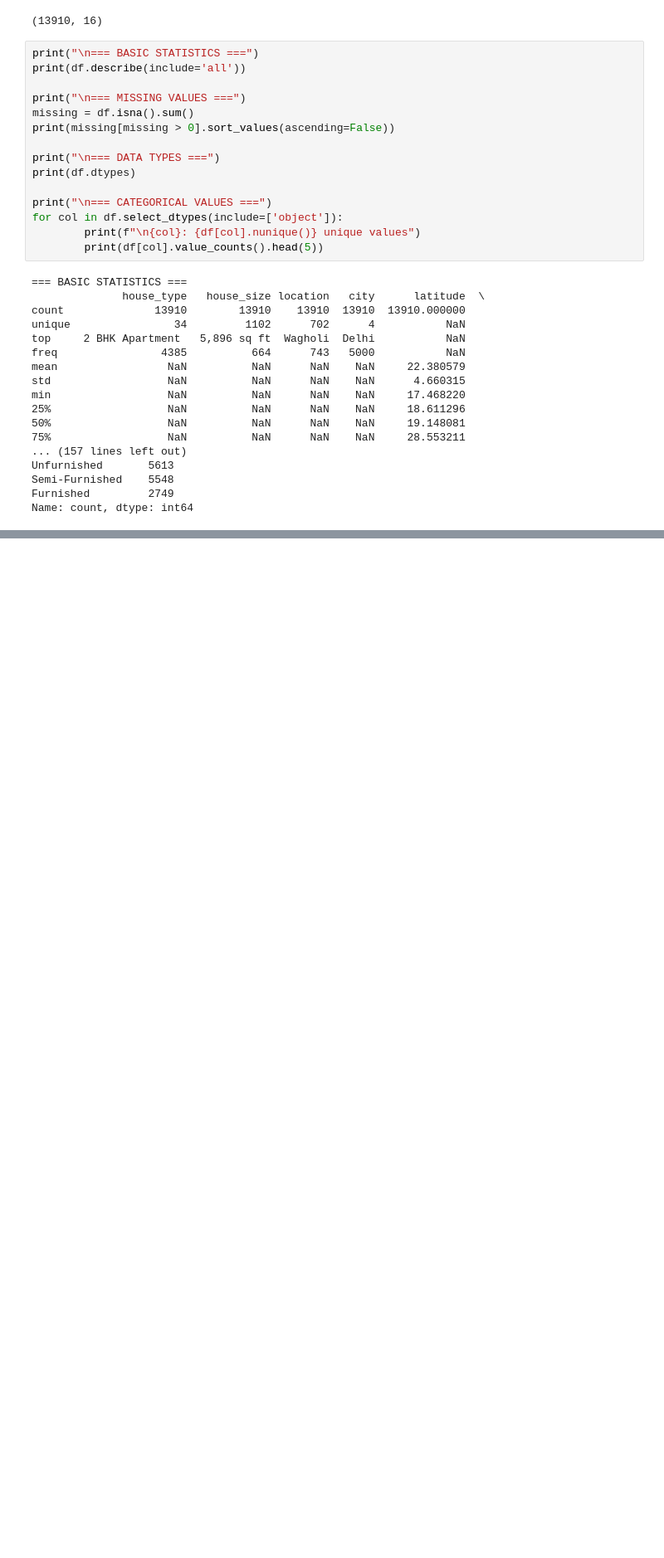
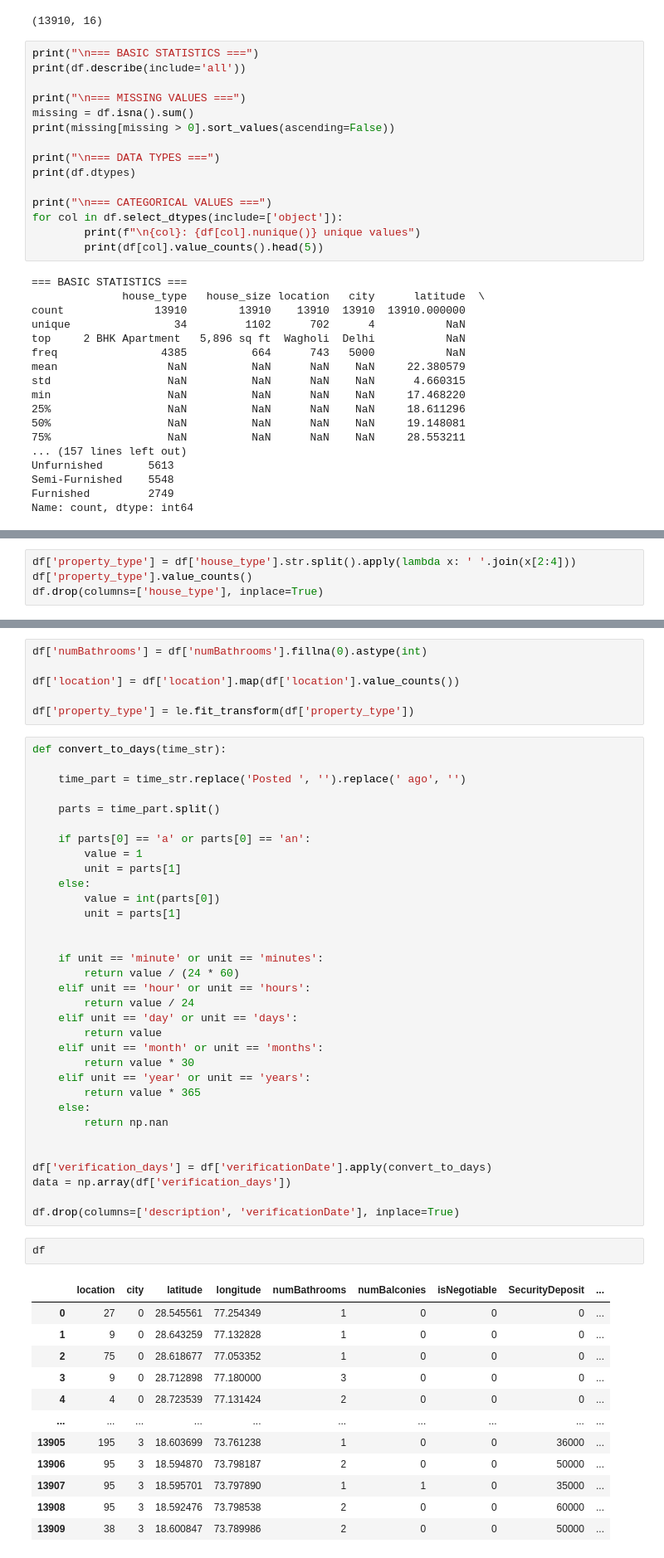
Before and after one commit to Arunjangir8/GenAI, a Jupyter notebook: Notebook/GenAI_project.ipynb, the cells around one changed output, grey strips where cells are left out. Shown at 83% size. Cells and saved outputs as stored; diff of their text form; blank space fills up the shorter version.

Commit message:
data preparation

```diff
--- a/Notebook/GenAI_project.ipynb
+++ b/Notebook/GenAI_project.ipynb
@@ -67,0 +103,4 @@ df.head()
+# %%
+df['property_type'] = df['house_type'].str.split().apply(lambda x: ' '.join(x[2:4]))
+df['property_type'].value_counts()
+df.drop(columns=['house_type'], inplace=True)
@@ -67,0 +127,54 @@ df.head()
+# %%
+df['numBathrooms'] = df['numBathrooms'].fillna(0).astype(int)
+
+df['location'] = df['location'].map(df['location'].value_counts())
+
+df['property_type'] = le.fit_transform(df['property_type'])
+# %%
+def convert_to_days(time_str):
+
+    time_part = time_str.replace('Posted ', '').replace(' ago', '')
+
+    parts = time_part.split()
+
+    if parts[0] == 'a' or parts[0] == 'an':
+        value = 1
+        unit = parts[1]
+    else:
+        value = int(parts[0])
+        unit = parts[1]
+
+
+    if unit == 'minute' or unit == 'minutes':
+        return value / (24 * 60)
+    elif unit == 'hour' or unit == 'hours':
+        return value / 24
+    elif unit == 'day' or unit == 'days':
+        return value
+    elif unit == 'month' or unit == 'months':
+        return value * 30
+    elif unit == 'year' or unit == 'years':
+        return value * 365
+    else:
+        return np.nan
+
+
+df['verification_days'] = df['verificationDate'].apply(convert_to_days)
+data = np.array(df['verification_days'])
+
+df.drop(columns=['description', 'verificationDate'], inplace=True)
+# %%
+df
+# %% [output]
+|  | location | city | latitude | longitude | numBathrooms | numBalconies | isNegotiable | SecurityDeposit | ... |
+| 0 | 27 | 0 | 28.545561 | 77.254349 | 1 | 0 | 0 | 0 | ... |
+| 1 | 9 | 0 | 28.643259 | 77.132828 | 1 | 0 | 0 | 0 | ... |
+| 2 | 75 | 0 | 28.618677 | 77.053352 | 1 | 0 | 0 | 0 | ... |
+| 3 | 9 | 0 | 28.712898 | 77.180000 | 3 | 0 | 0 | 0 | ... |
+| 4 | 4 | 0 | 28.723539 | 77.131424 | 2 | 0 | 0 | 0 | ... |
+| ... | ... | ... | ... | ... | ... | ... | ... | ... | ... |
+| 13905 | 195 | 3 | 18.603699 | 73.761238 | 1 | 0 | 0 | 36000 | ... |
+| 13906 | 95 | 3 | 18.594870 | 73.798187 | 2 | 0 | 0 | 50000 | ... |
+| 13907 | 95 | 3 | 18.595701 | 73.797890 | 1 | 1 | 0 | 35000 | ... |
+| 13908 | 95 | 3 | 18.592476 | 73.798538 | 2 | 0 | 0 | 60000 | ... |
+| 13909 | 38 | 3 | 18.600847 | 73.789986 | 2 | 0 | 0 | 50000 | ... |
```
Also changed, not shown: parts of 11 cells of this notebook, 1 other file.
